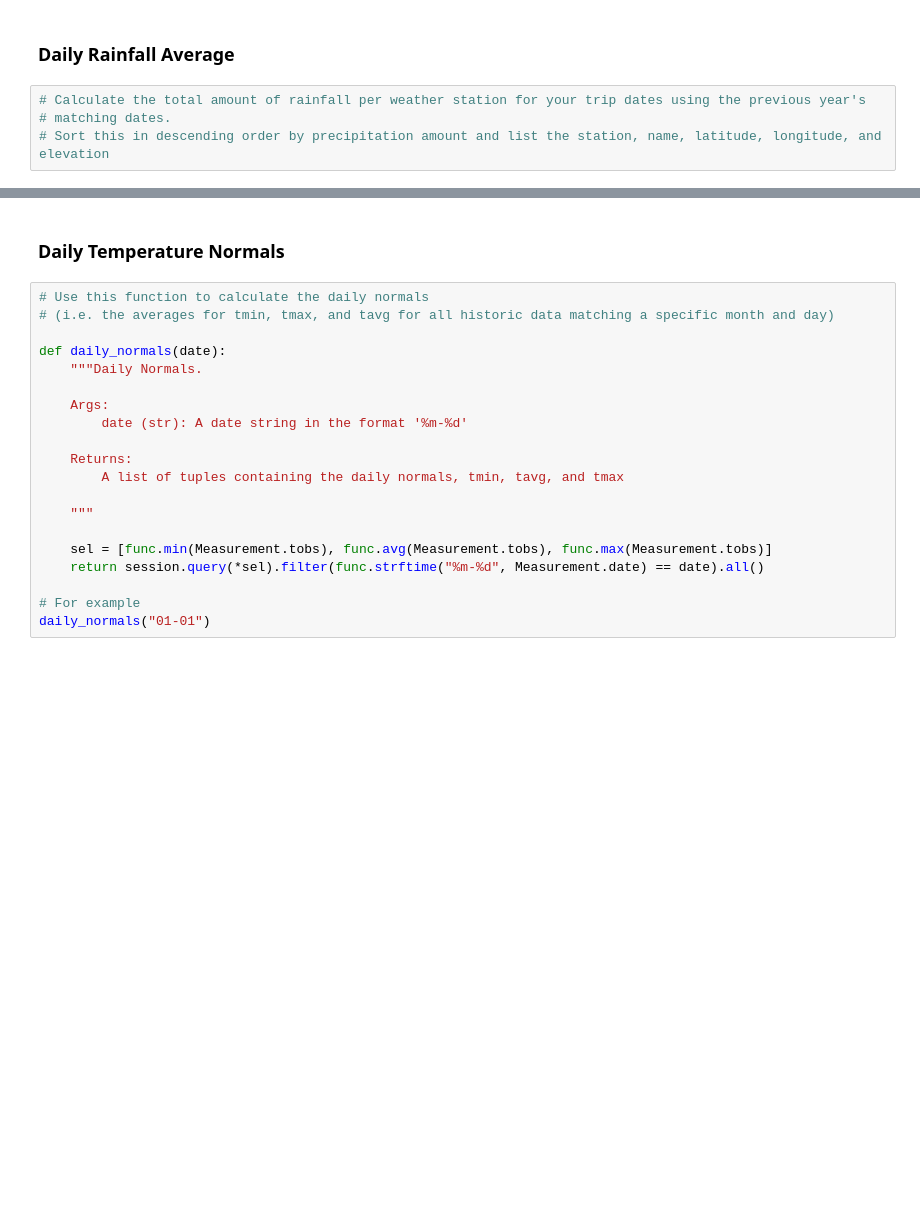
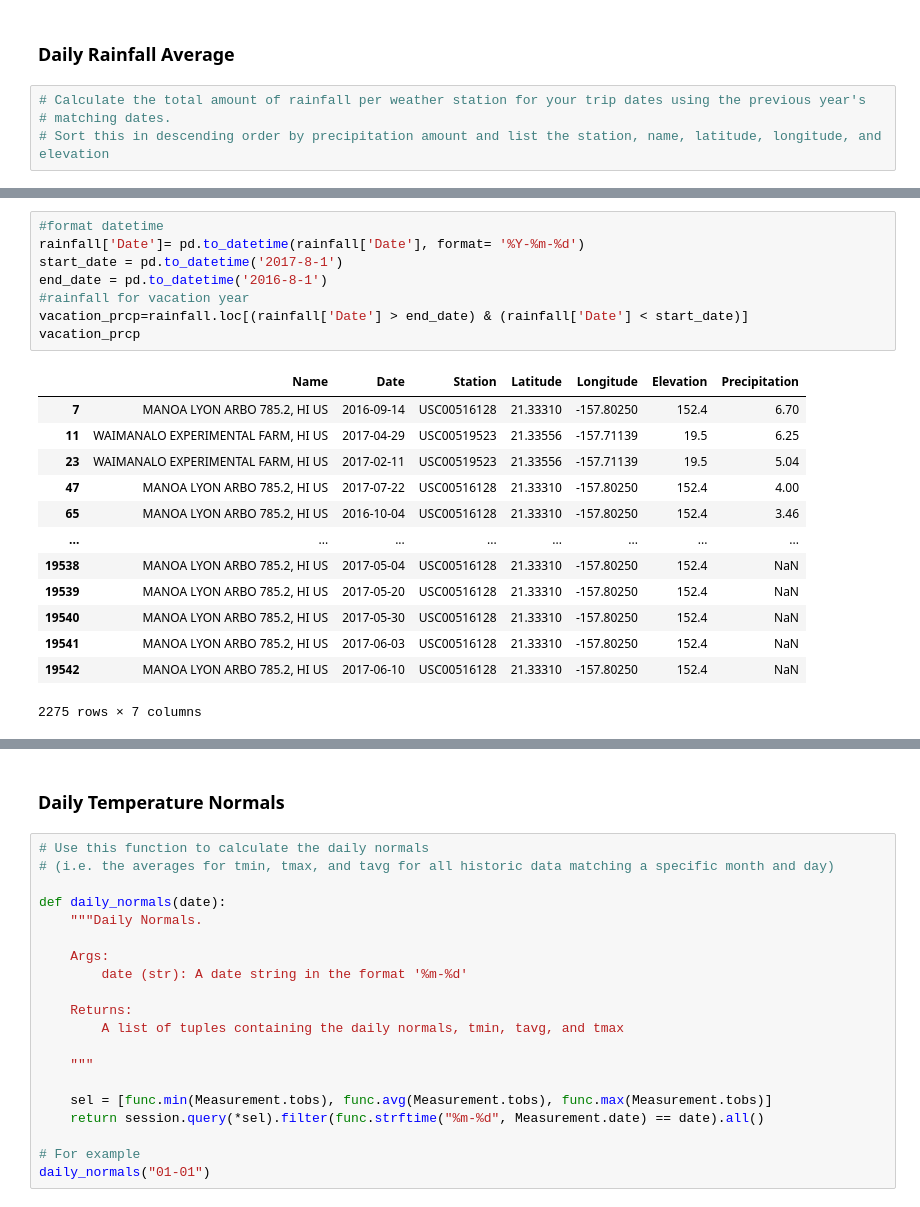
Before and after one commit to mandie021/sqlalchemy-challenge, a Jupyter notebook: temp_analysis_bonus_2_starter.ipynb, the cells around one changed output, grey strips where cells are left out. Saved outputs shown, nothing was run; the diff lists cells and outputs as text; blank space fills up the shorter version.

```diff
--- a/temp_analysis_bonus_2_starter.ipynb
+++ b/temp_analysis_bonus_2_starter.ipynb
@@ -95,0 +141,22 @@ plt.tight_layout()
+# %%
+#format datetime
+rainfall['Date']= pd.to_datetime(rainfall['Date'], format= '%Y-%m-%d')
+start_date = pd.to_datetime('2017-8-1')
+end_date = pd.to_datetime('2016-8-1')
+#rainfall for vacation year
+vacation_prcp=rainfall.loc[(rainfall['Date'] > end_date) & (rainfall['Date'] < start_date)]
+vacation_prcp
+# %% [output]
+|  | Name | Date | Station | Latitude | Longitude | Elevation | Precipitation |
+| 7 | MANOA LYON ARBO 785.2, HI US | 2016-09-14 | USC00516128 | 21.33310 | -157.80250 | 152.4 | 6.70 |
+| 11 | WAIMANALO EXPERIMENTAL FARM, HI US | 2017-04-29 | USC00519523 | 21.33556 | -157.71139 | 19.5 | 6.25 |
+| 23 | WAIMANALO EXPERIMENTAL FARM, HI US | 2017-02-11 | USC00519523 | 21.33556 | -157.71139 | 19.5 | 5.04 |
+| 47 | MANOA LYON ARBO 785.2, HI US | 2017-07-22 | USC00516128 | 21.33310 | -157.80250 | 152.4 | 4.00 |
+| 65 | MANOA LYON ARBO 785.2, HI US | 2016-10-04 | USC00516128 | 21.33310 | -157.80250 | 152.4 | 3.46 |
+| ... | ... | ... | ... | ... | ... | ... | ... |
+| 19538 | MANOA LYON ARBO 785.2, HI US | 2017-05-04 | USC00516128 | 21.33310 | -157.80250 | 152.4 | NaN |
+| 19539 | MANOA LYON ARBO 785.2, HI US | 2017-05-20 | USC00516128 | 21.33310 | -157.80250 | 152.4 | NaN |
+| 19540 | MANOA LYON ARBO 785.2, HI US | 2017-05-30 | USC00516128 | 21.33310 | -157.80250 | 152.4 | NaN |
+| 19541 | MANOA LYON ARBO 785.2, HI US | 2017-06-03 | USC00516128 | 21.33310 | -157.80250 | 152.4 | NaN |
+| 19542 | MANOA LYON ARBO 785.2, HI US | 2017-06-10 | USC00516128 | 21.33310 | -157.80250 | 152.4 | NaN |
+2275 rows × 7 columns
```
Also changed, not shown: parts of 6 cells of this notebook, 2 other files.
